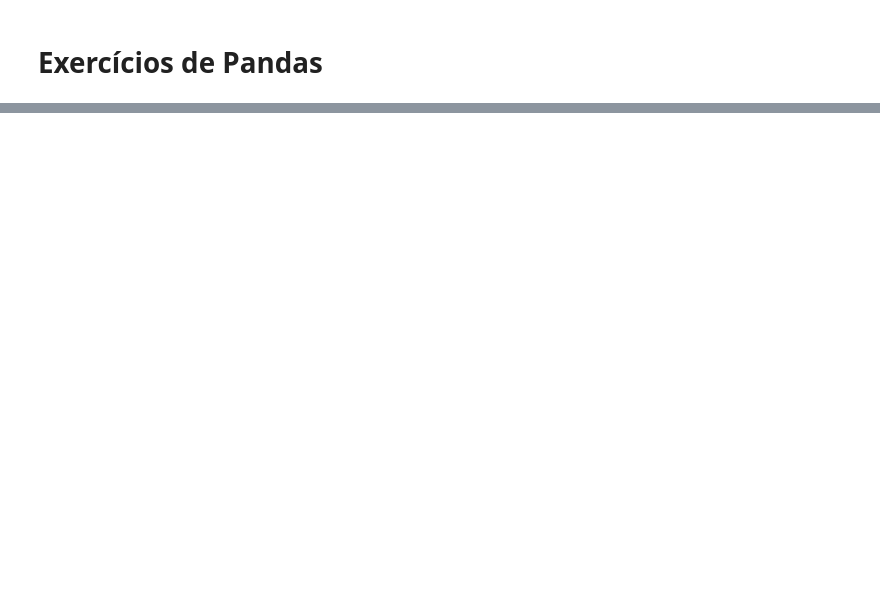
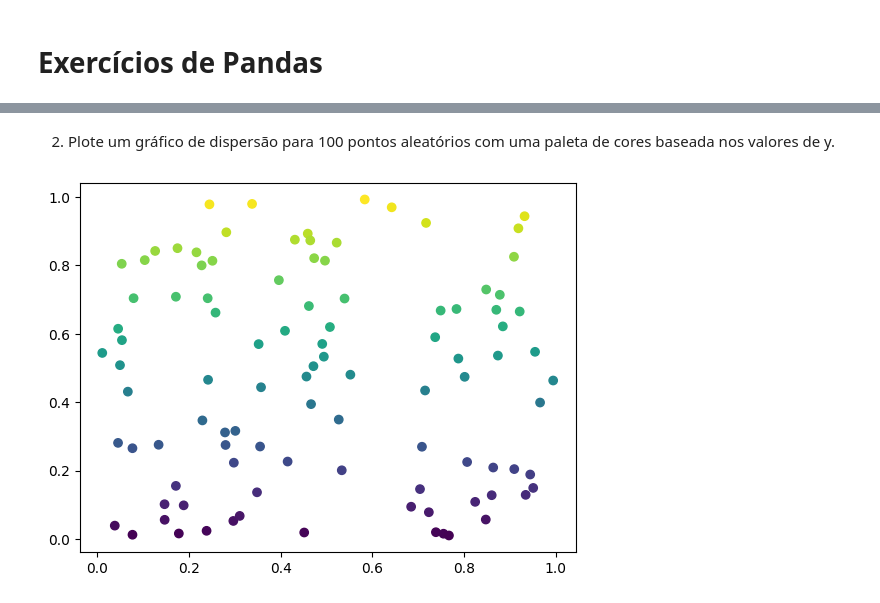
Before and after one commit to nsx270/ExerciciosBibliotecaPython, a Jupyter notebook: ExerciciosBibliotecas_Python_PedroHenriqueToledo_6B_Noturno.ipynb, the cells around one changed output, grey strips where cells are left out. Saved outputs shown, nothing was run; the diff lists cells and outputs as text; code cells hidden in the pictures; blank space fills up the shorter version.

```diff
--- a/ExerciciosBibliotecas_Python_PedroHenriqueToledo_6B_Noturno.ipynb
+++ b/ExerciciosBibliotecas_Python_PedroHenriqueToledo_6B_Noturno.ipynb
@@ -463,0 +833,11 @@ print("Solução de [x, y, z]:", sol20)
+# %% [markdown]
+2. Plote um gráfico de dispersão para 100 pontos aleatórios com uma paleta de cores baseada nos valores de y.
+# %%
+x2 = np.random.rand(100)
+y2 = np.random.rand(100)
+plt.scatter(x2, y2, c=y2, cmap="viridis")
+plt.show()
+
+# Passo y no parâmetro c para definir a cor
+# %% [output]
+[figure, added]
```
Also changed, not shown: parts of 97 cells of this notebook.
